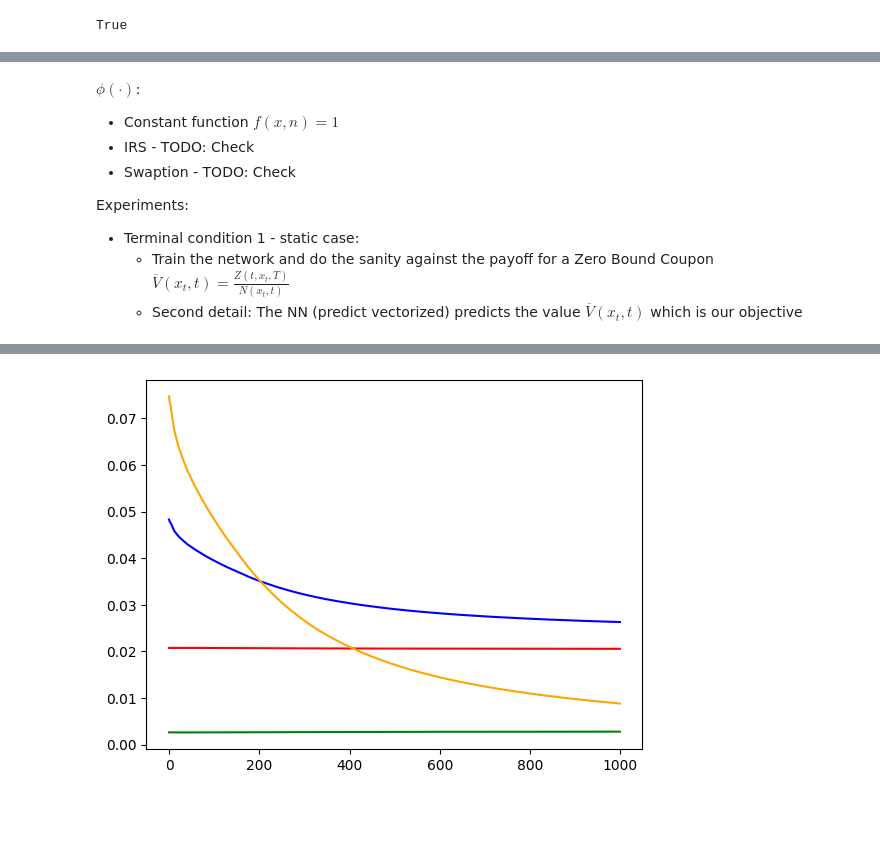
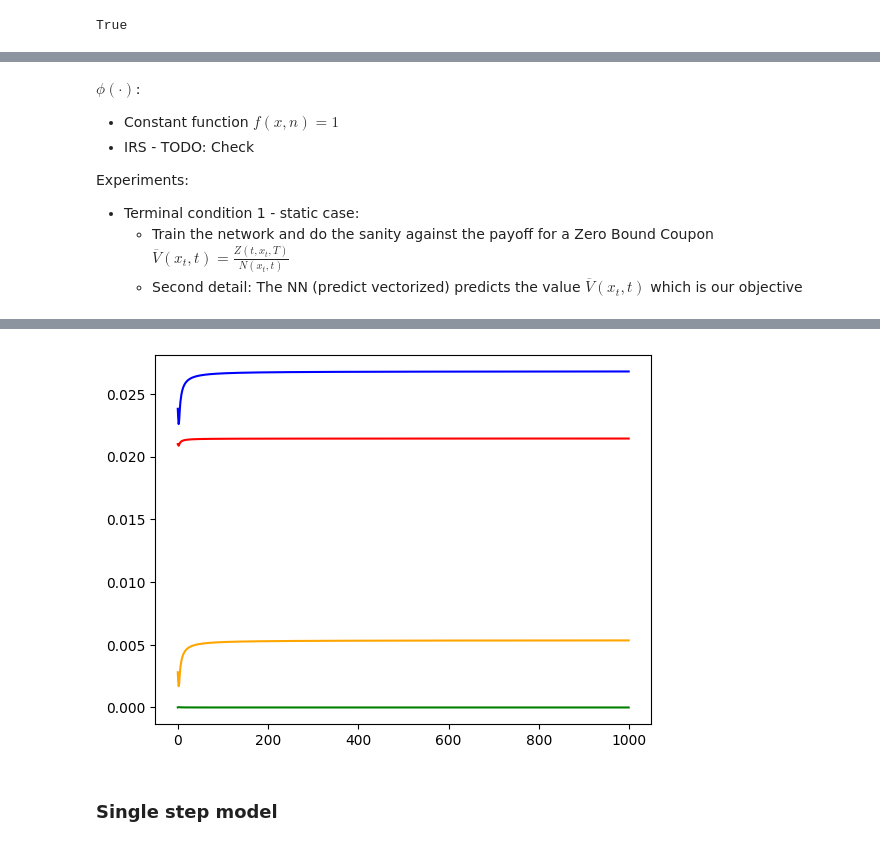
Before and after one commit to borjaf696/LGM_BFSDE, a Jupyter notebook: notebooks/simulation.ipynb, the cells around one changed output, grey strips where cells are left out. Cells and saved outputs as stored; diff of their text form; code cells hidden in the pictures; blank space fills up the shorter version.

```diff
--- a/notebooks/simulation.ipynb
+++ b/notebooks/simulation.ipynb
@@ -475,22 +573,48 @@ $$\mathcal{L}(\overline{V}, \hat{V}) = \beta_1 \cdot (\hat{V}_n - \phi(n, x_n))^
 $\phi(\cdot)$:
 * Constant function $f(x, n) = 1$
 * IRS - TODO: Check
-* Swaption - TODO: Check
 
 Experiments:
 * Terminal condition 1 - static case:
     * Train the network and do the sanity against the payoff for a Zero Bound Coupon $\overline{V}(x_t,t) = \frac{Z(t, x_t, T)}{N(x_t, t)}$
     * Second detail: The NN (predict vectorized) predicts the value $\overline{V}(x_t, t)$ which is our objective
+# %%
+dts = list(np.linspace(0, T, N_steps)) * len(mc_paths_transpose)
+df_x_tmp = pd.DataFrame(
+    zip(
+        mc_paths_transpose,
+    ),
+    columns = [
+        'paths'
+    ]
+)
+df_x = pd.DataFrame()
+df_x['xt'] = df_x_tmp.explode('paths')
+df_x['dt'] = dts
 # %%
 from model.model_lgm import LGM_model
+from utils.utils.utils import MLUtils
 import time
 epochs = 1000
 # Y
 y = None
 # Custom model
-lgm = LGM_model(N_steps, 64, verbose = True)
-# Data used as features
-x = np.reshape(mc_paths_transpose, (nsims, N_steps))
+lgm = LGM_model(N_steps, 64, verbose = False)
+print(f'{lgm.summary()}')
+# Preprocess the data
+pipe = MLUtils.get_pipeline(
+    transformations = ['normalization']
+)
+pipe.fit(
+    df_x
+)
+df_x_preprocessed = pipe.transform(df_x)
+df_x_preprocessed["xt"] = df_x_preprocessed["xt"].astype(np.float64)
+print(f'{df_x_preprocessed["xt"].describe()}')
+mc_paths_tranformed = df_x_preprocessed['xt'].values
+mc_paths_tranformed = mc_paths_tranformed.astype(np.float64)
+# Model input
+x = tf.reshape(mc_paths_tranformed, (nsims, N_steps, 1))
 print(f'Features shape: {x.shape}')
 # Compile the model
 lgm.define_compiler(optimizer = 'adam', learning_rate = 1e-3)
@@ -502,21 +626,39 @@ losses_split = {
     'steps_error': []
 }
 # Custom iteration:
-# TODO: translate into batch execution
+# TODO: Fix batches when nsims is multiple of the batch_size
+batch_size = 32
+batches = int(np.floor(nsims / batch_size))
 start_time = time.time()
 for epoch in range(epochs):
-    el, sl, sdl, se = lgm.custom_train_step(X = x, epoch = epoch, start_time = start_time)
+    dimension = (1, batches)
+    total_tmp, strike_tmp, derivative_tmp, steps_tmp = (
+        np.zeros(dimension),
+        np.zeros(dimension),
+        np.zeros(dimension),
+        np.zeros(dimension)
+    )
+    for batch in range(batches):
+        x_batch = x[batch * batch_size: (batch + 1) * batch_size, :, :]
+        el, sl, sdl, se = lgm.custom_train_step(X = x_batch,
+                                                batch = batch,
+                                                epoch = epoch,
+                                                start_time = start_time)
+        total_tmp[0, batch] = el
+        strike_tmp[0, batch] = sl
+        derivative_tmp[0, batch] = sdl
+        steps_tmp[0, batch] = se
     losses_split['total'].append(
-        el
+        np.mean(el)
     )
     losses_split['strike_loss'].append(
-        sl
+        np.mean(sl)
     )
     losses_split['strike_derivative_loss'].append(
-        sdl
+        np.mean(sdl)
     )
     losses_split['steps_error'].append(
-        se
+        np.mean(se)
     )
 # Visualize errors
 plt.figure()
@@ -554 +698,3 @@ Epoch 100 Mean loss 0.039474767290599413 Time per epoch: 0.4606628630420949s
-[figure, old version]
+[figure, new version]
+# %% [markdown]
+### Single step model
```
Also changed, not shown: parts of 18 cells of this notebook, 9 other files.
